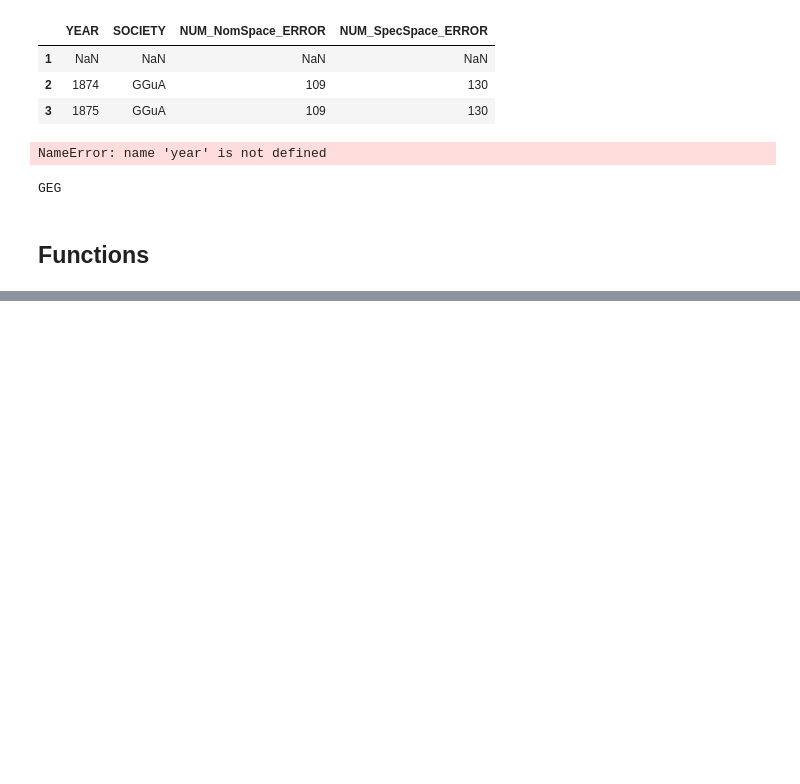
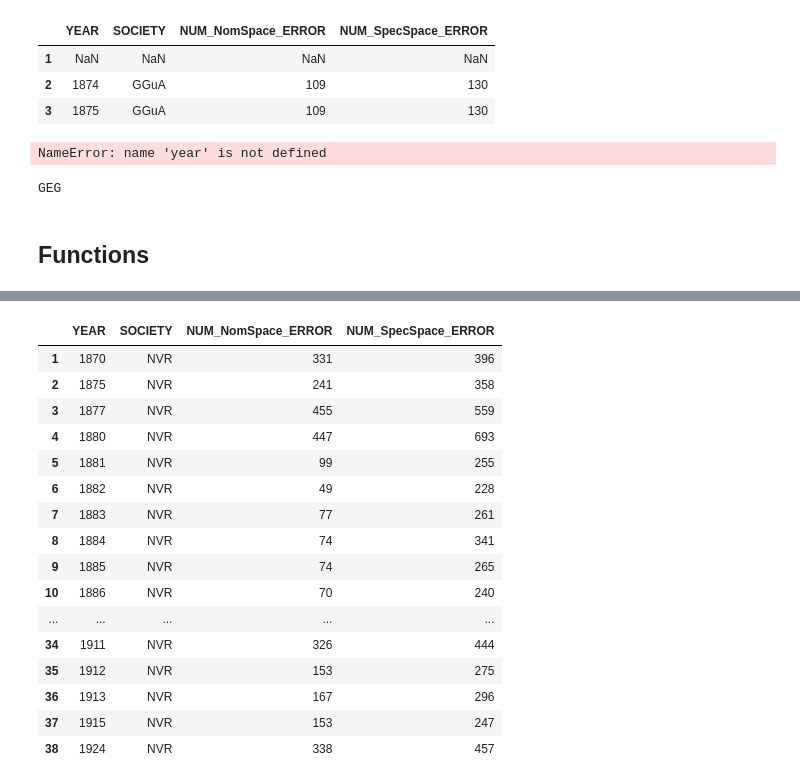
Before and after one commit to LeimLarissa/Baltic-German-Intelligentsia, a Jupyter notebook: G1T1CleaningOCRErrors.ipynb, the cells around one changed output, grey strips where cells are left out. Saved outputs shown, nothing was run; the diff lists cells and outputs as text; code cells hidden in the pictures; blank space fills up the shorter version.

```diff
--- a/G1T1CleaningOCRErrors.ipynb
+++ b/G1T1CleaningOCRErrors.ipynb
@@ -182,0 +273,7 @@ df
+# %%
+year = '1913'
+society = 'GGuA'
+sourcedir = 'Sources/' + society + '/' + year + '_' + society + '_SB.txt'
+
+find_NomSpace_E(year, society, sourcedir, short_mode=False)
+find_SpecSpace_E(year, society, sourcedir, short_mode=False)
@@ -182,0 +302,57 @@ df
+# %%
+#Same for the NVR
+
+df_NVR = pd.DataFrame()
+df_NVR = pd.DataFrame(index = [len(df_NVR.values)],
+                        columns = ['YEAR', 'SOCIETY', 'NUM_NomSpace_ERROR', 'NUM_SpecSpace_ERROR'])
+
+#df_NVR
+
+ov_md = []
+
+with open("Sources/NVR/NVRDirectory.txt", "r") as fp:
+    ov_files = fp.readlines()
+
+
+    for line in ov_files:
+        md = line.split('_')
+        md_3 = re.sub('\\n', '', md[3])                                                                    #For the NVR I have information on the issue number which is different in every file_name
+        md.append(md_3)                                                                                    #I substitute the line break and add the clean version anew
+        ov_md.append(md)
+
+#print(ov_md)
+
+
+i = 0
+for e in ov_md:
+    year = ov_md[i][0]
+    society = ov_md[i][1]
+    num_end = ov_md[i][4]                                                                                  #I take the number and ending of my directory from the fifth position of the nested list
+    sourcedir = 'Sources/' + society + '/' + year + '_' + society + '_Cor_' + num_end
+
+    new_row_df = pd.DataFrame(add_Space_E_Stats(year, society, sourcedir),
+                          index = [len(df_NVR.values)],
+                          columns = ['YEAR', 'SOCIETY', 'NUM_NomSpace_ERROR', 'NUM_SpecSpace_ERROR'])
+    df_NVR = pd.concat([df_NVR, new_row_df])
+    i += 1
+
+df_NVR = df_NVR.drop([0])
+df_NVR
+# %% [output]
+|  | YEAR | SOCIETY | NUM_NomSpace_ERROR | NUM_SpecSpace_ERROR |
+| 1 | 1870 | NVR | 331 | 396 |
+| 2 | 1875 | NVR | 241 | 358 |
+| 3 | 1877 | NVR | 455 | 559 |
+| 4 | 1880 | NVR | 447 | 693 |
+| 5 | 1881 | NVR | 99 | 255 |
+| 6 | 1882 | NVR | 49 | 228 |
+| 7 | 1883 | NVR | 77 | 261 |
+| 8 | 1884 | NVR | 74 | 341 |
+| 9 | 1885 | NVR | 74 | 265 |
+| 10 | 1886 | NVR | 70 | 240 |
+| ... | ... | ... | ... | ... |
+| 34 | 1911 | NVR | 326 | 444 |
+| 35 | 1912 | NVR | 153 | 275 |
+| 36 | 1913 | NVR | 167 | 296 |
+| 37 | 1915 | NVR | 153 | 247 |
+| 38 | 1924 | NVR | 338 | 457 |
```
Also changed, not shown: parts of 14 cells of this notebook, 3 other files.
